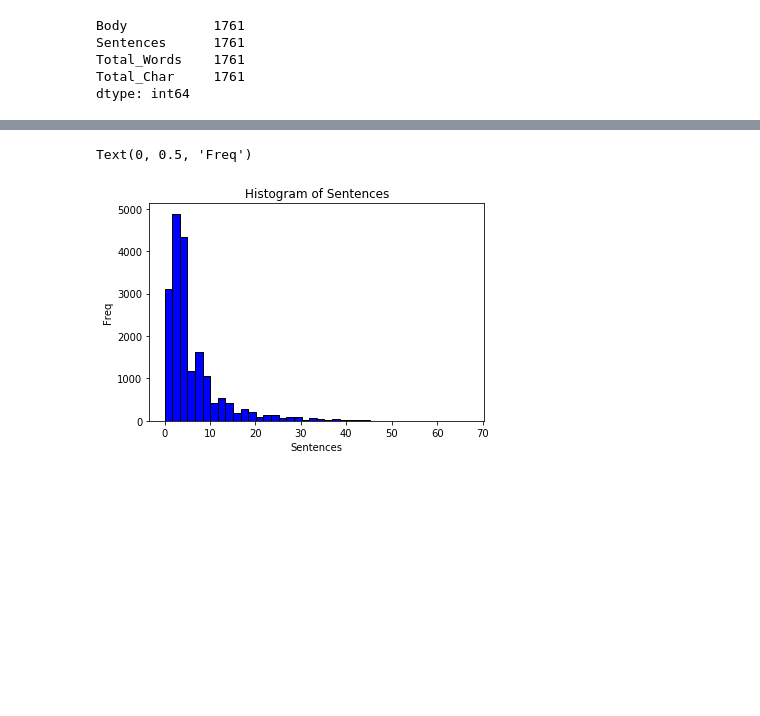
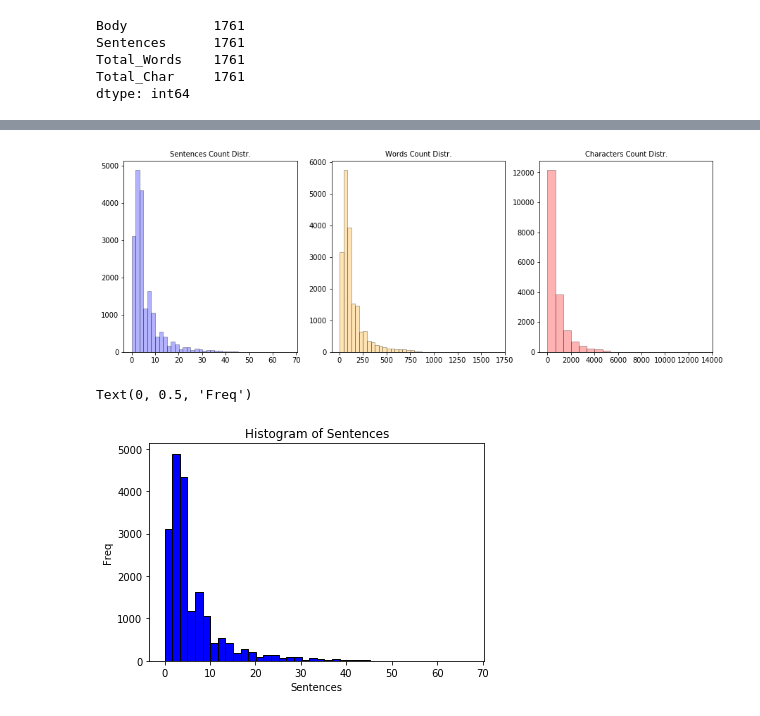
Before and after one commit to sedv8808/Simple_Word_Counting, a Jupyter notebook: Simple_Word_Counting.ipynb, the cells around one changed output, grey strips where cells are left out. Drawn from its saved outputs; the diff is of its cells as text; code cells hidden in the pictures; blank space fills up the shorter version.

Commit message:
Fixed first graphs

```diff
--- a/Simple_Word_Counting.ipynb
+++ b/Simple_Word_Counting.ipynb
@@ -187 +208,14 @@ Let's look now at the different distribution plots according to the number of Se
+# %%
+fig, axs = plt.subplots(1, 3, tight_layout = False, figsize = (15,5))
+axs[0].hist(df_corpora['Sentences'], color = 'blue', edgecolor = 'black', alpha = 0.3, bins = int(40))
+axs[0].set_title('Sentences Count Distr.',fontsize='medium')
+axs[1].hist(df_corpora['Total_Words'], color = 'orange', edgecolor = 'black', alpha = 0.3, bins = int(40))
+axs[1].set_title('Words Count Distr.',fontsize='medium')
+axs[2].hist(df_corpora['Total_Char'], color = 'red', edgecolor = 'black', alpha = 0.3, bins = int(20))
+axs[2].set_title('Characters Count Distr.',fontsize='medium')
+
+
+plt.show()
+# %% [output]
+[figure, added]
 # %%
```
Also changed, not shown: parts of 24 cells of this notebook.
